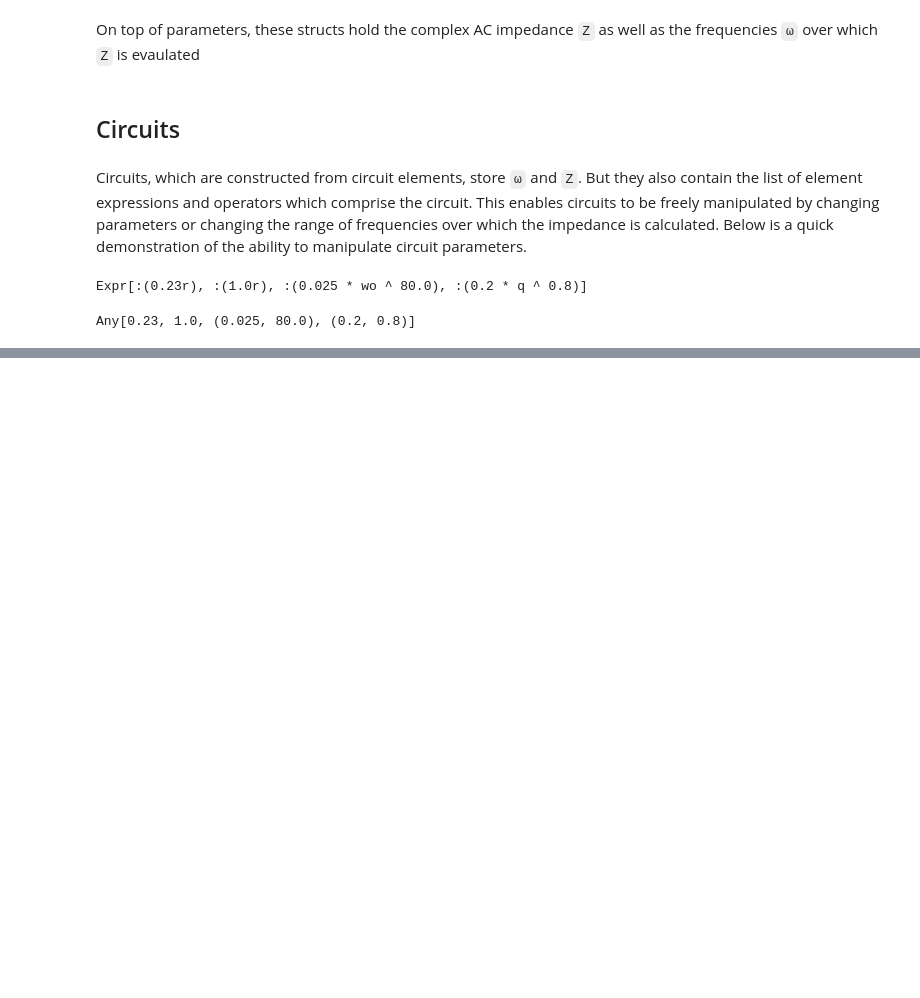
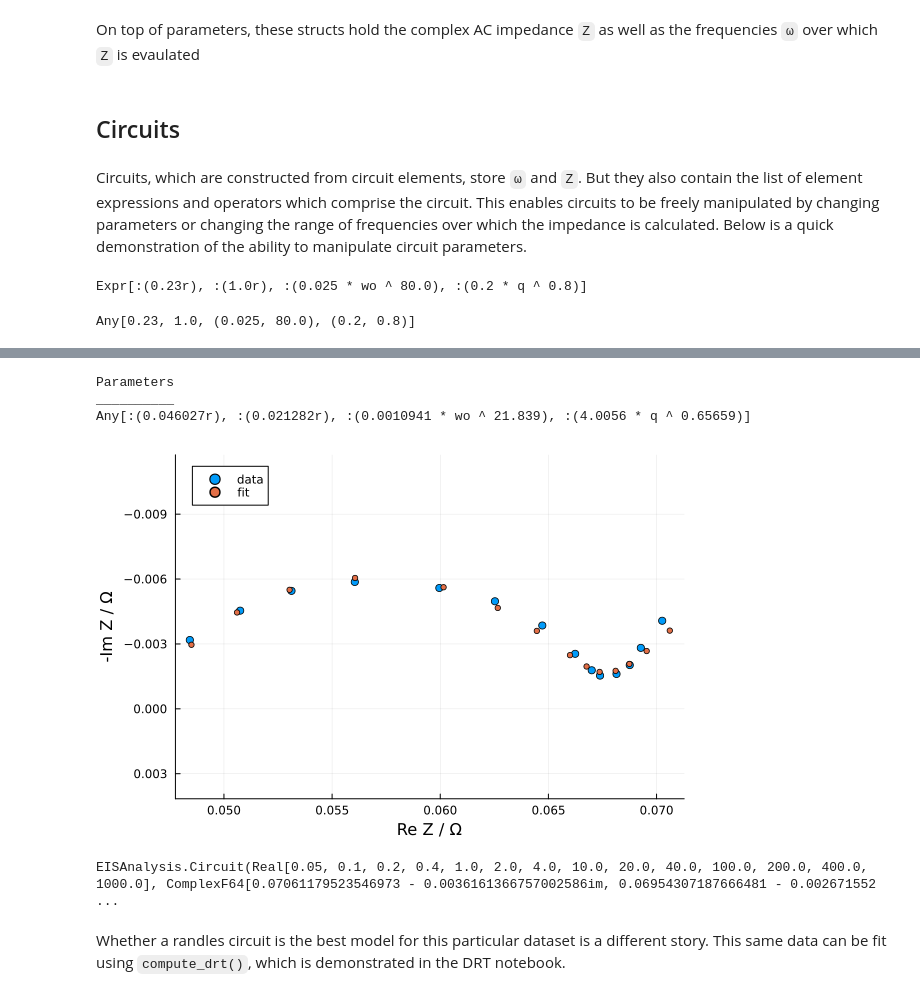
Before and after one commit to bdamerau/EISAnalysis.jl, a Jupyter notebook: Notebooks/Tutorial.ipynb, the cells around one changed output, grey strips where cells are left out. Cells and saved outputs as stored; diff of their text form; code cells hidden in the pictures; blank space fills up the shorter version.

```diff
--- a/Notebooks/Tutorial.ipynb
+++ b/Notebooks/Tutorial.ipynb
@@ -95,0 +121,10 @@ plot_Nyquist(circuit,updated_circuit2)
+# %%
+fit = circuit_fit(randles_circuit,ω_exp,Z_exp)
+# %% [output]
+Parameters
+__________
+Any[:(0.046027r), :(0.021282r), :(0.0010941 * wo ^ 21.839), :(4.0056 * q ^ 0.65659)]
+[figure, added]
+EISAnalysis.Circuit(Real[0.05, 0.1, 0.2, 0.4, 1.0, 2.0, 4.0, 10.0, 20.0, 40.0, 100.0, 200.0, 400.0, 1000.0], ComplexF64[0.07061179523546973 - 0.0036161366757002586im, 0.06954307187666481 - 0.002671552 ...
+# %% [markdown]
+Whether a randles circuit is the best model for this particular dataset is a different story. This same data can be fit using `compute_drt()`, which is demonstrated in the DRT notebook.
```
Also changed, not shown: parts of 9 cells of this notebook, 7 other files.
